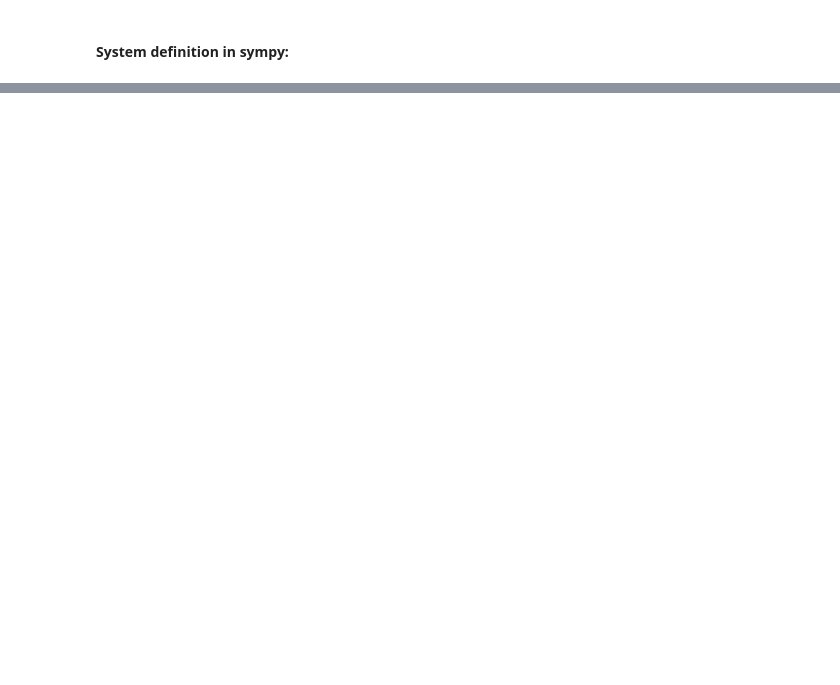
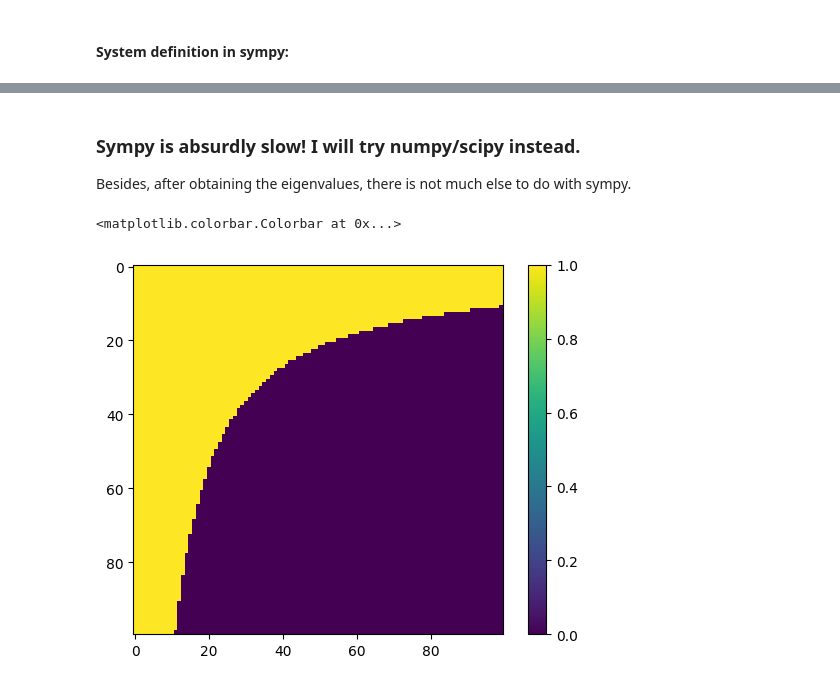
Before and after one commit to kosarrara/Coupled-FHN-Control, a Jupyter notebook: instantaneously_coupled_neurons.ipynb, the cells around one changed output, grey strips where cells are left out. Drawn from its saved outputs; the diff is of its cells as text; code cells hidden in the pictures; blank space fills up the shorter version.

```diff
--- a/instantaneously_coupled_neurons.ipynb
+++ b/instantaneously_coupled_neurons.ipynb
@@ -94,0 +145,44 @@ $\displaystyle \frac{- a^{4} - c + \sqrt{a^{8} + 2 a^{4} c - 4 a^{4} \epsilon -
+# %% [markdown]
+### Sympy is absurdly slow! I will try numpy/scipy instead.
+
+Besides, after obtaining the eigenvalues, there is not much else to do with sympy.
+# %%
+import numpy as np
+import scipy.linalg as la
+import matplotlib.pyplot as plt
+# This is considering f(x2, x1) = c*(x2- x1), for simplicity.
+
+# Define the Jacobian matrix:
+
+def J(a1, a2, c, eps):
+    res = np.array([[(1 - a1**2)/eps - c/eps, -1/eps, c/eps, 0],
+                [1, 0, 0, 0],
+                [c/eps, 0, (1 - a2**2)/eps - c/eps, -1/eps],
+                [0, 0, 1, 0]])
+    return res
+
+# Define the eigenvalues as a function of a1, a2, c, eps:
+
+def largest_real_eigenvalue(a1, a2, c, eps):
+    eigs = la.eigvals(J(a1, a2, c, eps))
+    res = np.max(np.real(eigs))
+    return res
+a_max = 3
+a_num = 100
+c = 1
+eps = 0.01
+
+a1_range = np.linspace(0, a_max, a_num)
+a2_range = np.linspace(0, a_max, a_num)
+
+
+largest_eig = np.zeros((len(a1_range), len(a2_range)))
+for i, a1 in enumerate(a1_range):
+    for j, a2 in enumerate(a2_range):
+        largest_eig[i, j] = 1 if largest_real_eigenvalue(a1, a2, c, eps) > 0 else 0
+
+plt.imshow(largest_eig)
+plt.colorbar()
+# %% [output]
+<matplotlib.colorbar.Colorbar at 0x...>
+[figure, added]
```
Also changed, not shown: parts of 4 cells of this notebook, 6 other files.
